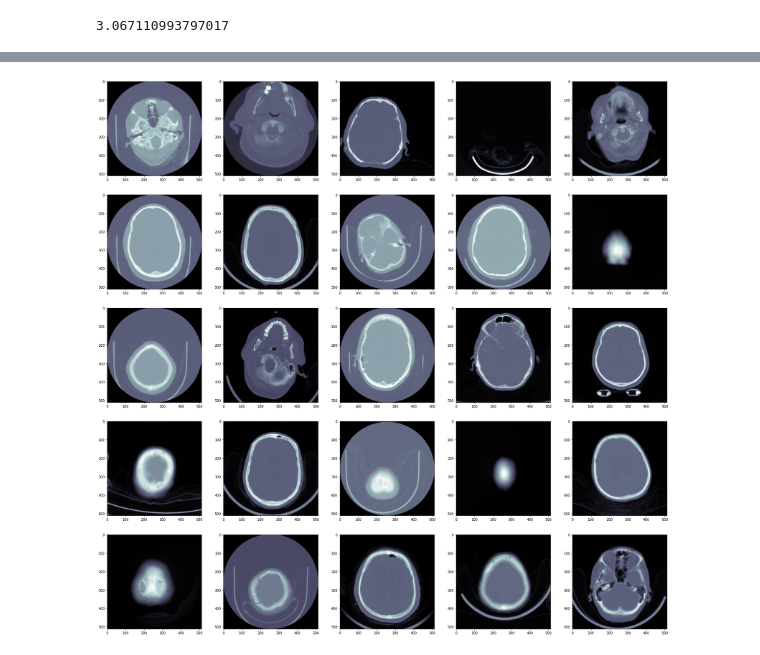
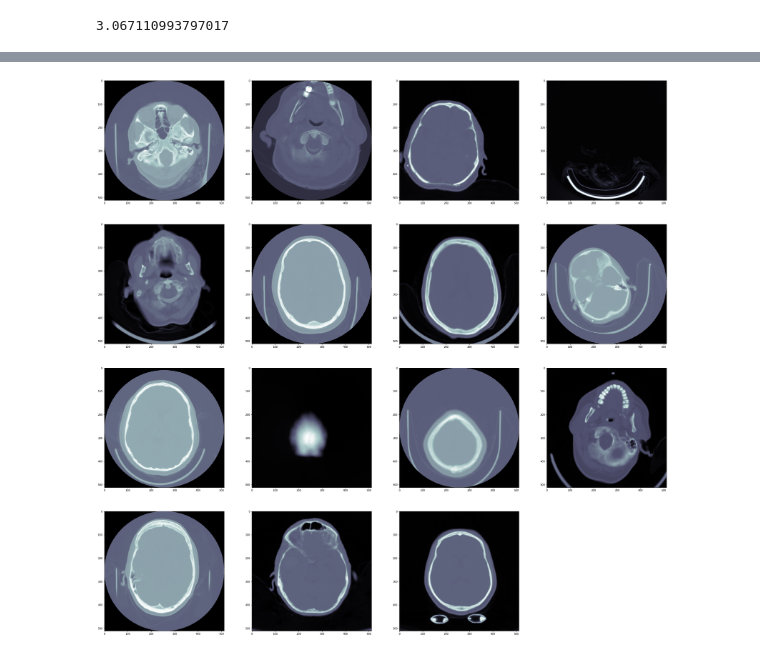
Before and after one commit to OG-surajchand/Intracranial-Hemorrhage-Detection, a Jupyter notebook: Visualisation.ipynb, the cells around one changed output, grey strips where cells are left out. Drawn from its saved outputs; the diff is of its cells as text; code cells hidden in the pictures.

Commit message:
Final Visualisation

```diff
--- a/Visualisation.ipynb
+++ b/Visualisation.ipynb
@@ -129,3 +129,6 @@ len(train_files)/len(test_files)
 #Approx train = 3 * test, so we can say that the ratio of train to test image is 3:1, 75% to 25%
 # %% [output]
 3.067110993797017
+# %%
+dcm = pyd.dcmread(INPUT_PATH+"stage_2_train/"+train_files[0])
+plt.imshow(dcm.pixel_array,cmap = plt.cm.bone)
@@ -132,9 +138,9 @@ len(train_files)/len(test_files)
 # %%
-fig = plt.figure(figsize = (30,30))
-column = 5; row = 5
-for i in range(1,column*row + 1):
+a=4;b=4
+fig = plt.figure(figsize=(40,40))
+for i in range(1,a*b):
     dcm = pyd.dcmread(INPUT_PATH+"stage_2_train/"+train_files[i])
-    fig.add_subplot(row, column, i)
-    plt.imshow(dcm.pixel_array,cmap = plt.cm.bone)
+    fig.add_subplot(a,b,i)
+    plt.imshow(dcm.pixel_array,cmap=plt.cm.bone)
 # %% [output]
-[figure, old version]
+[figure, new version]
```
Also changed, not shown: parts of 2 cells of this notebook.
